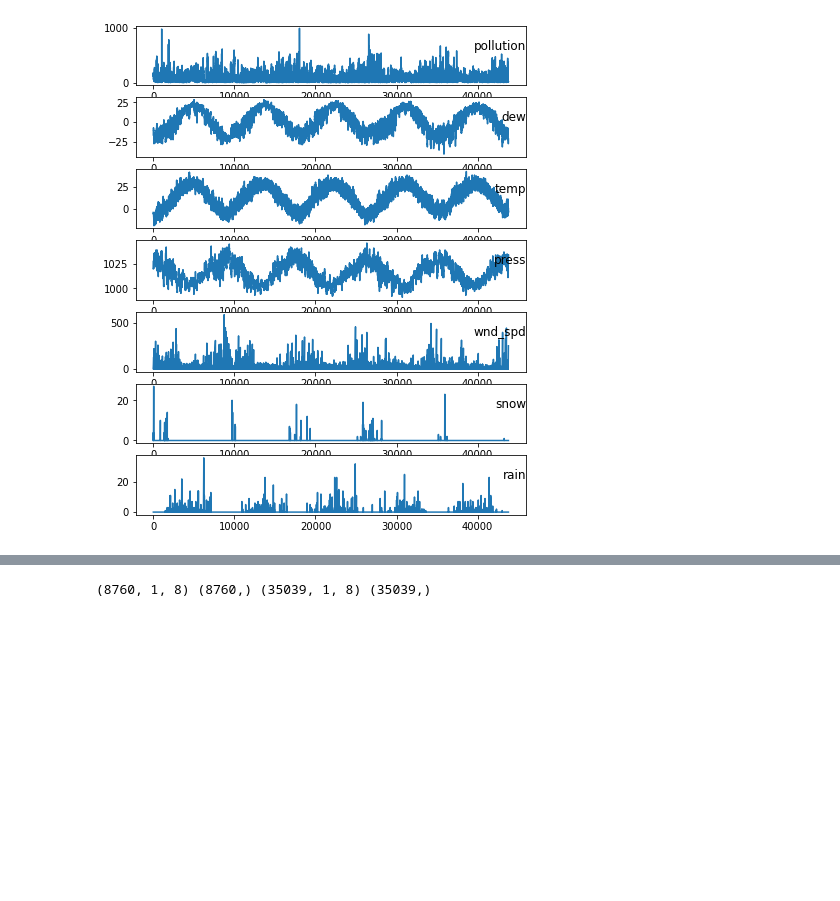
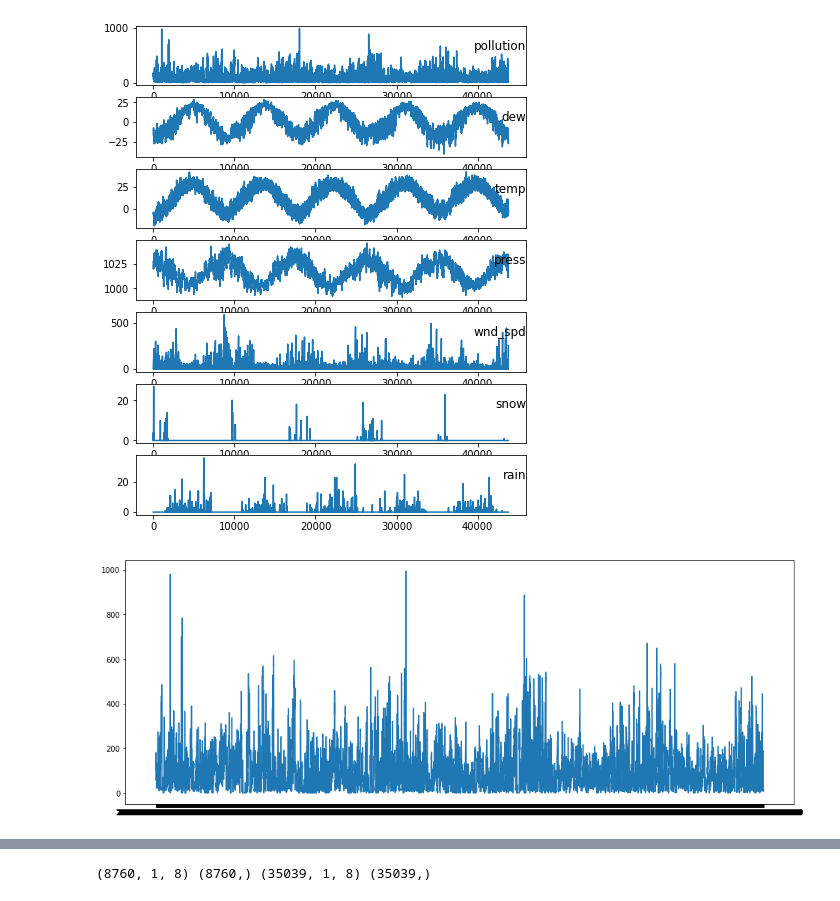
Before and after one commit to guanqin-123/kkb_notes, a Jupyter notebook: currency/homework9.ipynb, the cells around one changed output, grey strips where cells are left out. Cells and saved outputs as stored; diff of their text form; code cells hidden in the pictures; blank space fills up the shorter version.

```diff
--- a/currency/homework9.ipynb
+++ b/currency/homework9.ipynb
@@ -42,3 +42,9 @@ for group in groups:
 plt.show()
 # %% [output]
 [figure]
+# %%
+plt.figure(figsize=(16,6))
+plt.plot(data.index,data['pollution'].dropna())
+plt.show()
+# %% [output]
+[figure, added]
```
Also changed, not shown: parts of 6 cells of this notebook.
